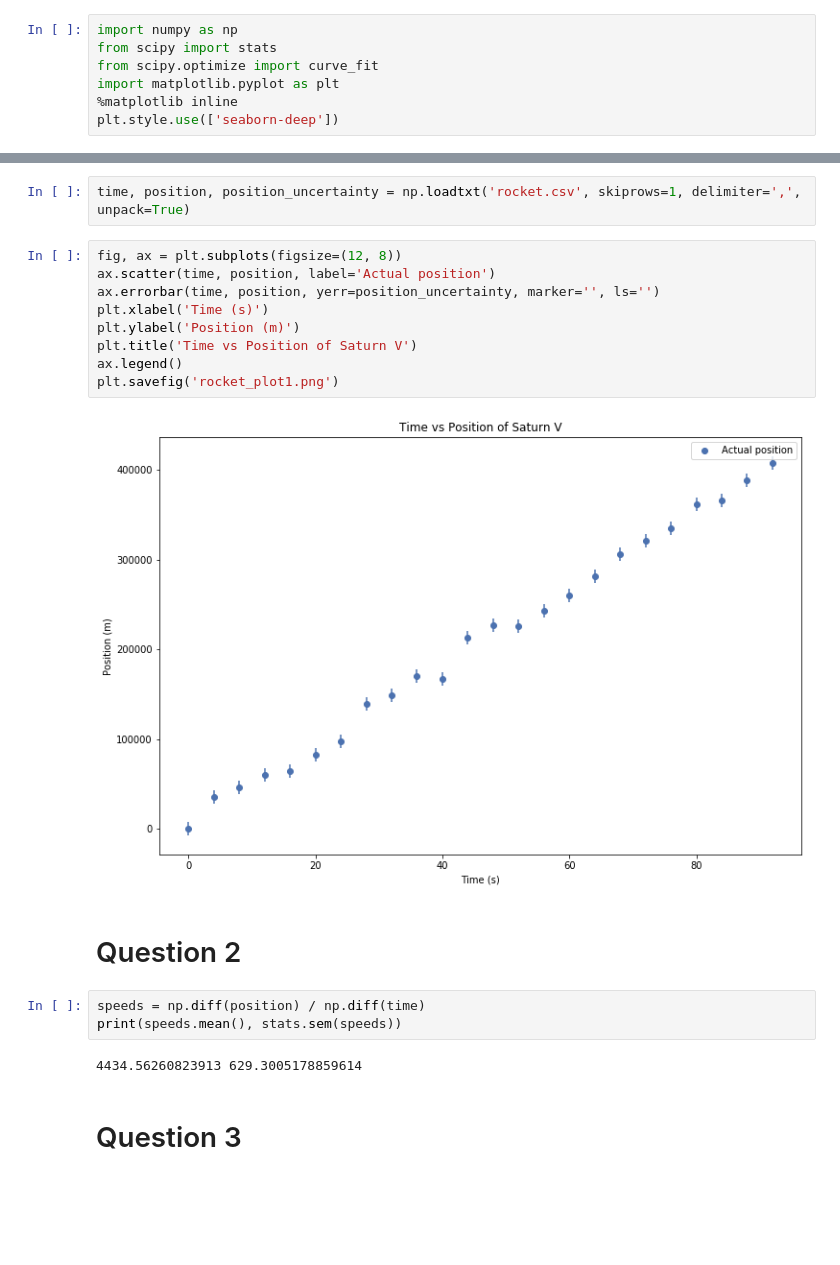
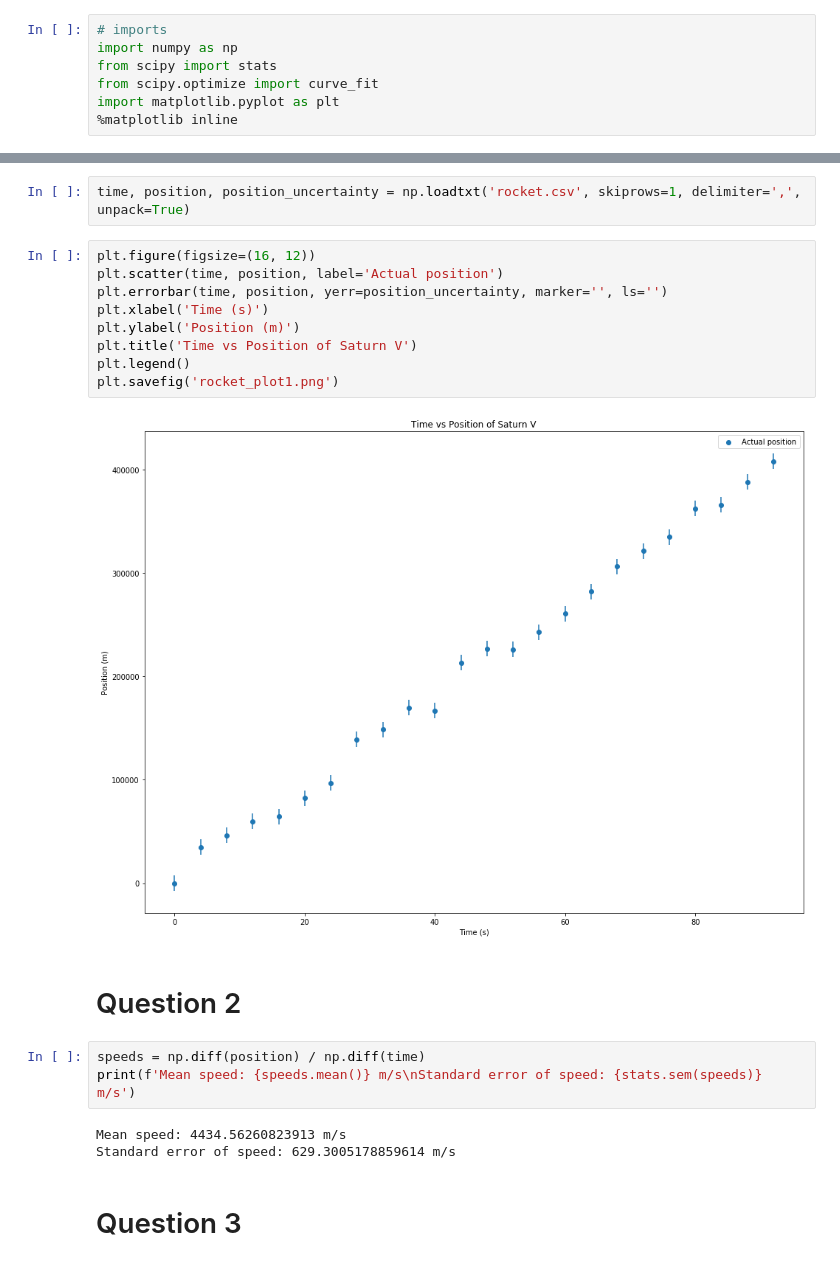
Before and after one commit to al-jshen/PHY224, a Jupyter notebook: comp2/comp2.ipynb, the cells around one changed output, grey strips where cells are left out. Drawn from its saved outputs; the diff is of its cells as text; blank space fills up the shorter version.

```diff
--- a/comp2/comp2.ipynb
+++ b/comp2/comp2.ipynb
@@ -1,9 +9,9 @@
 # %%
+# imports
 import numpy as np
 from scipy import stats
 from scipy.optimize import curve_fit
 import matplotlib.pyplot as plt
 %matplotlib inline
-plt.style.use(['seaborn-deep'])
 # %% [markdown]
 # Question 1
@@ -15,22 +18,23 @@ plt.style.use(['seaborn-deep'])
 # %%
 time, position, position_uncertainty = np.loadtxt('rocket.csv', skiprows=1, delimiter=',', unpack=True)
 # %%
-fig, ax = plt.subplots(figsize=(12, 8))
-ax.scatter(time, position, label='Actual position')
-ax.errorbar(time, position, yerr=position_uncertainty, marker='', ls='')
+plt.figure(figsize=(16, 12))
+plt.scatter(time, position, label='Actual position')
+plt.errorbar(time, position, yerr=position_uncertainty, marker='', ls='')
 plt.xlabel('Time (s)')
 plt.ylabel('Position (m)')
 plt.title('Time vs Position of Saturn V')
-ax.legend()
+plt.legend()
 plt.savefig('rocket_plot1.png')
 # %% [output]
-[figure, old version]
+[figure, new version]
 # %% [markdown]
 # Question 2
 # %%
 speeds = np.diff(position) / np.diff(time)
-print(speeds.mean(), stats.sem(speeds))
+print(f'Mean speed: {speeds.mean()} m/s\nStandard error of speed: {stats.sem(speeds)} m/s')
 # %% [output]
-4434.56260823913 629.3005178859614
+Mean speed: 4434.56260823913 m/s
+Standard error of speed: 629.3005178859614 m/s
 # %% [markdown]
 # Question 3
```
Also changed, not shown: parts of 14 cells of this notebook, 5 other files.
